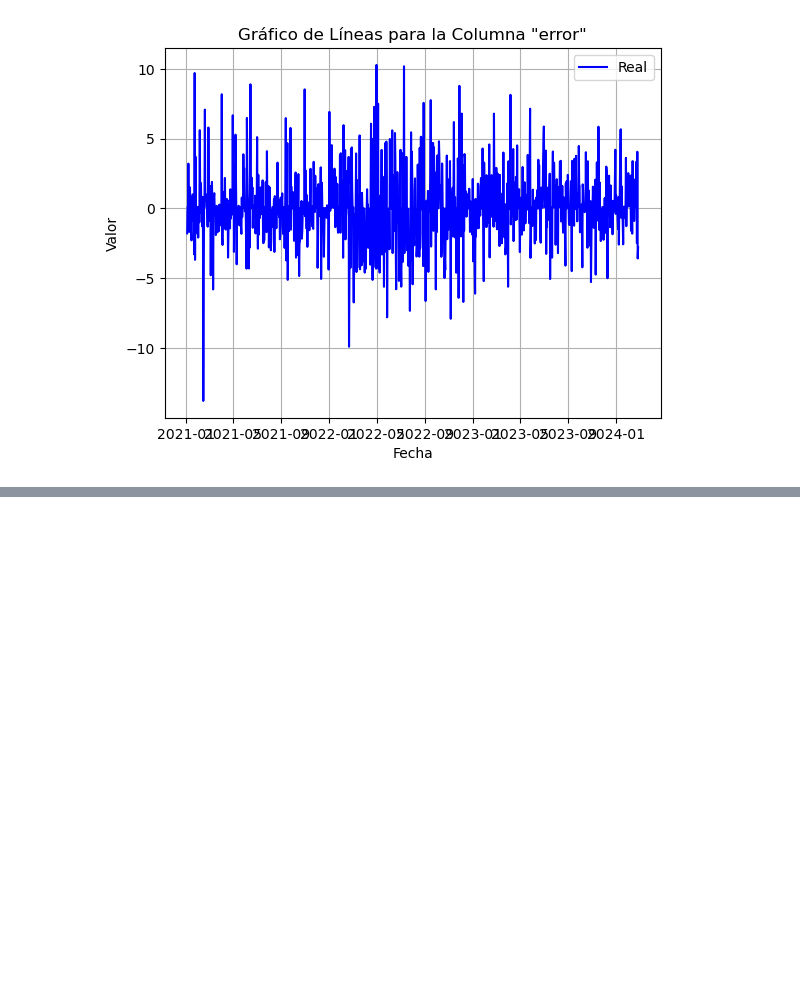
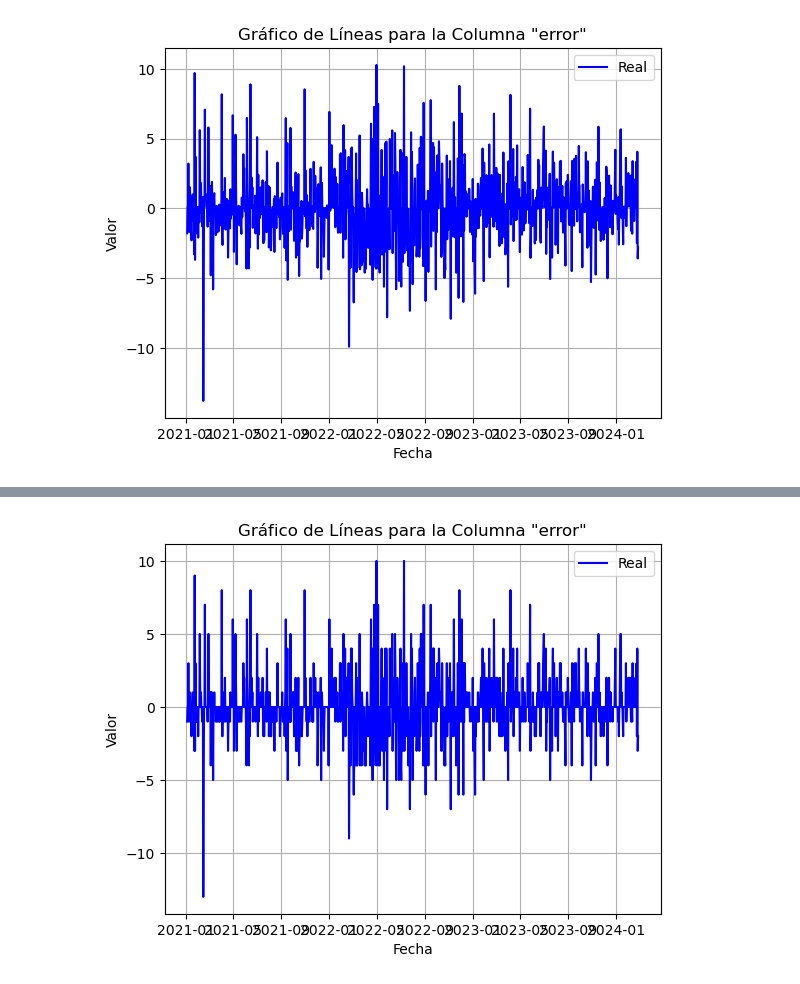
Before and after one commit to javicastano77/IBEX-35-Analysis, a Jupyter notebook: model_rfr/01_acciona_rfr.ipynb, the cells around one changed output, grey strips where cells are left out. Saved outputs shown, nothing was run; the diff lists cells and outputs as text; code cells hidden in the pictures; blank space fills up the shorter version.

```diff
--- a/model_rfr/01_acciona_rfr.ipynb
+++ b/model_rfr/01_acciona_rfr.ipynb
@@ -470,0 +487,2 @@ plt.show()
+# %%
+new_df.error = new_df.error.astype(int)
@@ -470,0 +505,16 @@ plt.show()
+# %%
+error_data = new_df['error']
+
+
+# Crear un gráfico de líneas
+plt.plot(new_df['date'], error_data, marker='None', linestyle='-', color='b', label='Real')
+
+# Configuración del gráfico
+plt.title('Gráfico de Líneas para la Columna "error"')
+plt.xlabel('Fecha')
+plt.ylabel('Valor')
+plt.legend()
+plt.grid(True)
+plt.show()
+# %% [output]
+[figure, added]
```
Also changed, not shown: parts of 6 cells of this notebook.
